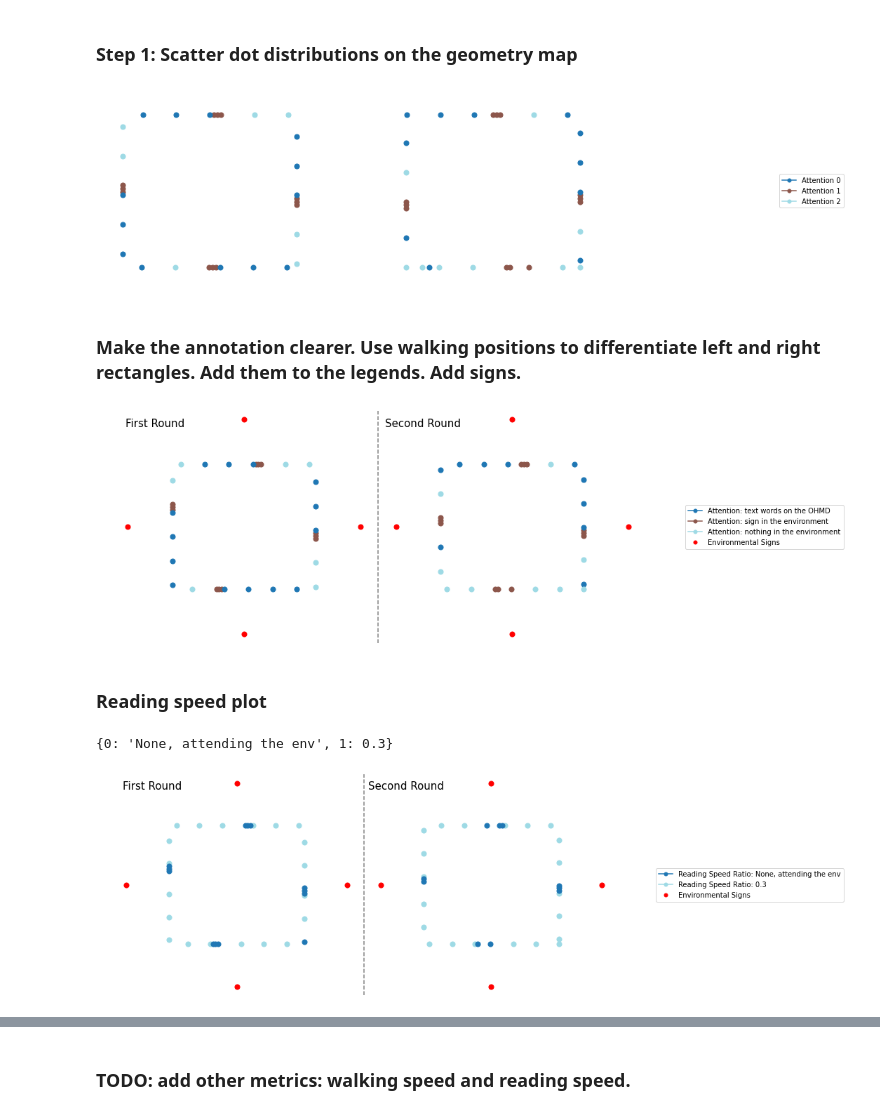
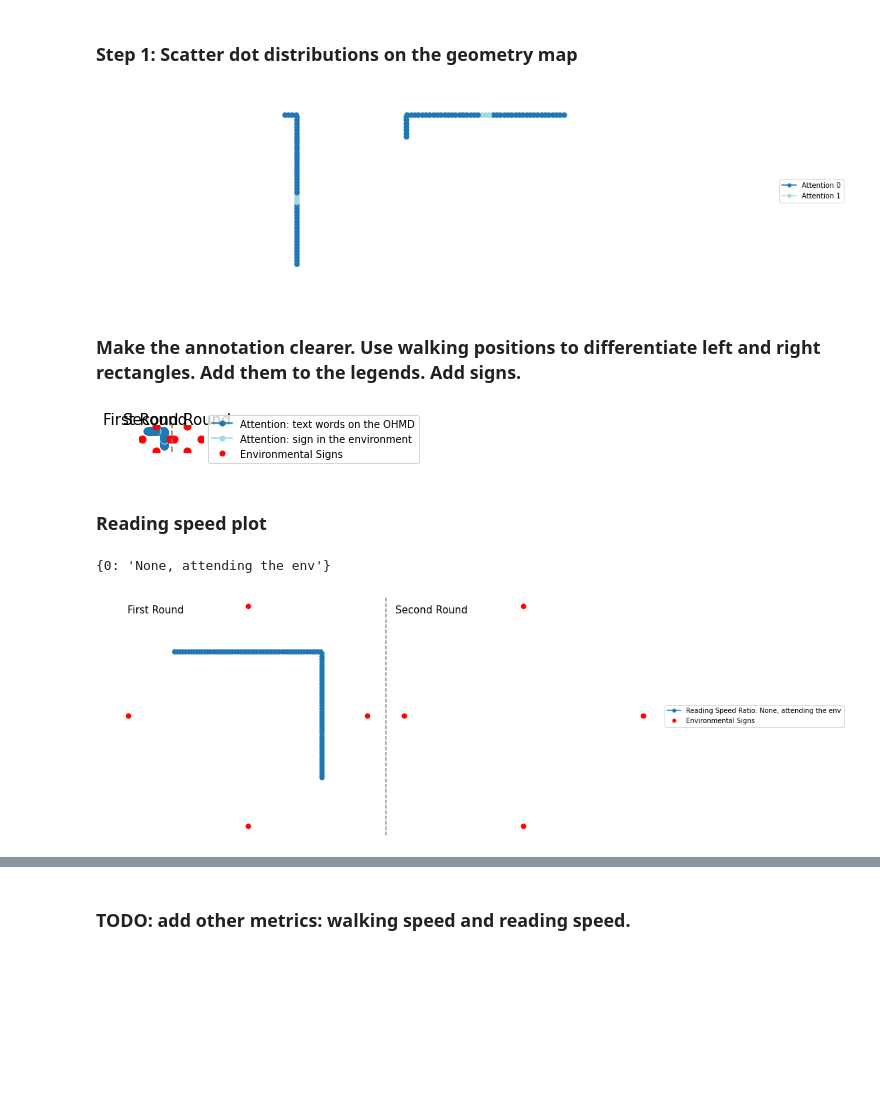
Before and after one commit to BaiYunpeng1949/heads-up-multitasker, a Jupyter notebook: study data/Study 4/Study 4.ipynb, the cells around one changed output, grey strips where cells are left out. Drawn from its saved outputs; the diff is of its cells as text; code cells hidden in the pictures; blank space fills up the shorter version.

```diff
--- a/study data/Study 4/Study 4.ipynb
+++ b/study data/Study 4/Study 4.ipynb
@@ -10,7 +10,7 @@ import matplotlib.pyplot as plt
 from ast import literal_eval
 
 # Load the updated CSV file to get the data
-file_path_updated = 'study4_data.csv'
+file_path_updated = '11-27-09-study4_data.csv'   # The very original dataset: 11-26-16-study4_data.csv
 data_updated = pd.read_csv(file_path_updated)
 
 sign_positions = [3.5, 11, 18.5, 26, 33.5, 41, 48.5, 56]
@@ -117,7 +117,7 @@ ax.legend(handles=attention_legend_handles, loc='center left', bbox_to_anchor=(1
 plt.tight_layout()
 plt.show()
 # %% [output]
-[figure, old version]
+[figure, new version]
 # %% [markdown]
 ### Make the annotation clearer. Use walking positions to differentiate left and right rectangles. Add them to the legends. Add signs.
 # %%
@@ -128,7 +128,7 @@ import matplotlib.pyplot as plt
 from ast import literal_eval
 
 # Load the updated CSV file to get the data
-file_path_updated = 'study4_data.csv'
+file_path_updated = '11-27-09-study4_data.csv'    # The very original dataset: 11-26-16-study4_data.csv
 data_updated = pd.read_csv(file_path_updated)
 
 # Function to convert string representations of lists into actual lists
@@ -243,34 +243,34 @@ ax.text(right_rect_offset-1, height + 2, 'Second Round', ha='center', va='bottom
 # Set the plot limits
 ax.set_xlim(-1, 2 * width + second_rect_offset + 0.5)  # Adjust for spacing between rectangles and borders
 ax.set_ylim(-3, height + 3)
 
 # Keep the aspect ratio square
 ax.set_aspect('equal')
 
 # Remove axis labels and ticks
 ax.axis('off')
 
 ###################################################################################
 attention_legend_handles = [
     plt.Line2D([0], [0], marker='o', color=color, label=f'Attention: {index_to_attention[idx]}', markersize=5)
     for idx, color in attention_colors.items()
 ]
 
 # Add a legend handle for 'environmental signs'
 environmental_signs_handle = plt.Line2D([0], [0], marker='o', color='red', linestyle='None', label='Environmental Signs', markersize=5)
 attention_legend_handles.append(environmental_signs_handle)
 
 ax.legend(handles=attention_legend_handles, loc='center left', bbox_to_anchor=(1, 0.5))
 ###################################################################################
 
 # Save the figure
 fig.savefig('step_by_step_attention_allocation.png', dpi=300, bbox_inches='tight')
 
 # Show the plot
 plt.tight_layout()
 plt.show()
 # %% [output]
-[figure, old version]
+[figure, new version]
 # %% [markdown]
 ### Reading speed plot
 # %%
@@ -281,7 +281,7 @@ import matplotlib.pyplot as plt
 from ast import literal_eval
 
 # Load the updated CSV file to get the data
-file_path_updated = 'study4_data.csv'
+file_path_updated = '11-27-09-study4_data.csv'
 data_updated = pd.read_csv(file_path_updated)
 
 # Function to convert string representations of lists into actual lists
@@ -435,8 +435,8 @@ fig.savefig('step_by_step_reading_ratios.png', dpi=300, bbox_inches='tight')
 plt.tight_layout()
 plt.show()
 # %% [output]
-{0: 'None, attending the env', 1: 0.3}
+{0: 'None, attending the env'}
-[figure, old version]
+[figure, new version]
 # %%
 # # Import necessary libraries
 # import pandas as pd
```
Also changed, not shown: parts of 1 cell of this notebook, 10 other files.
